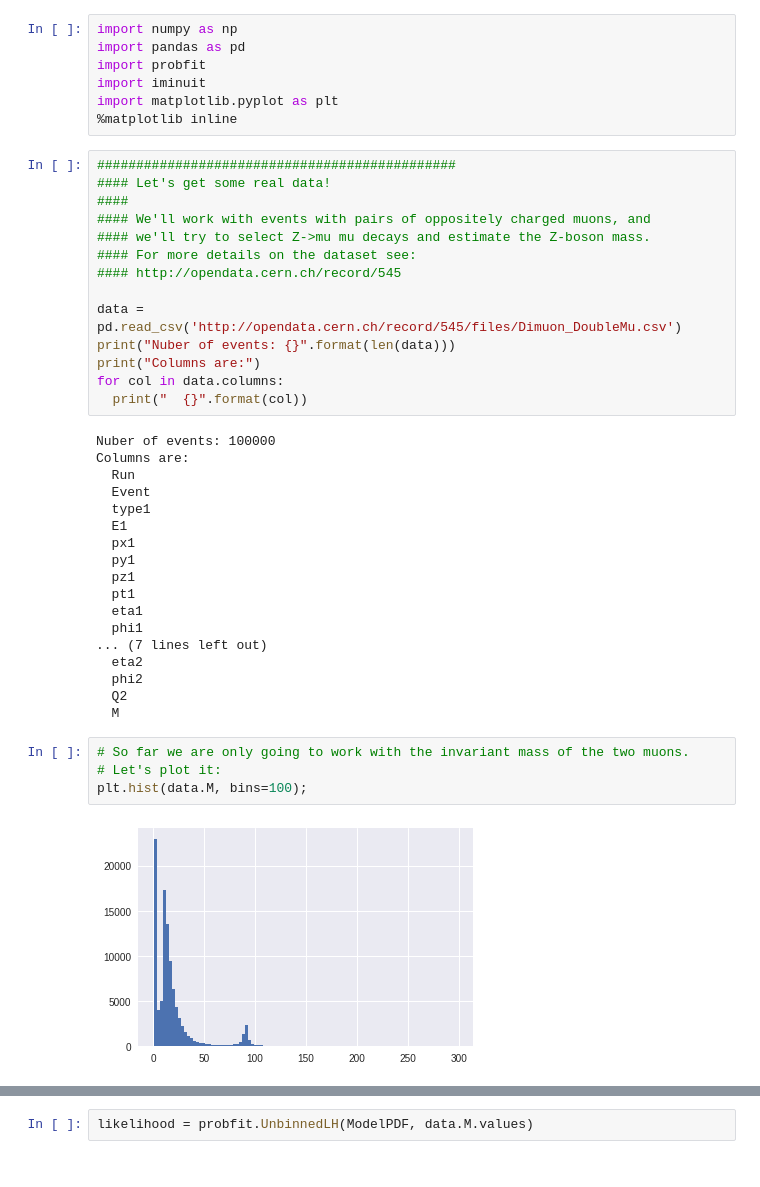
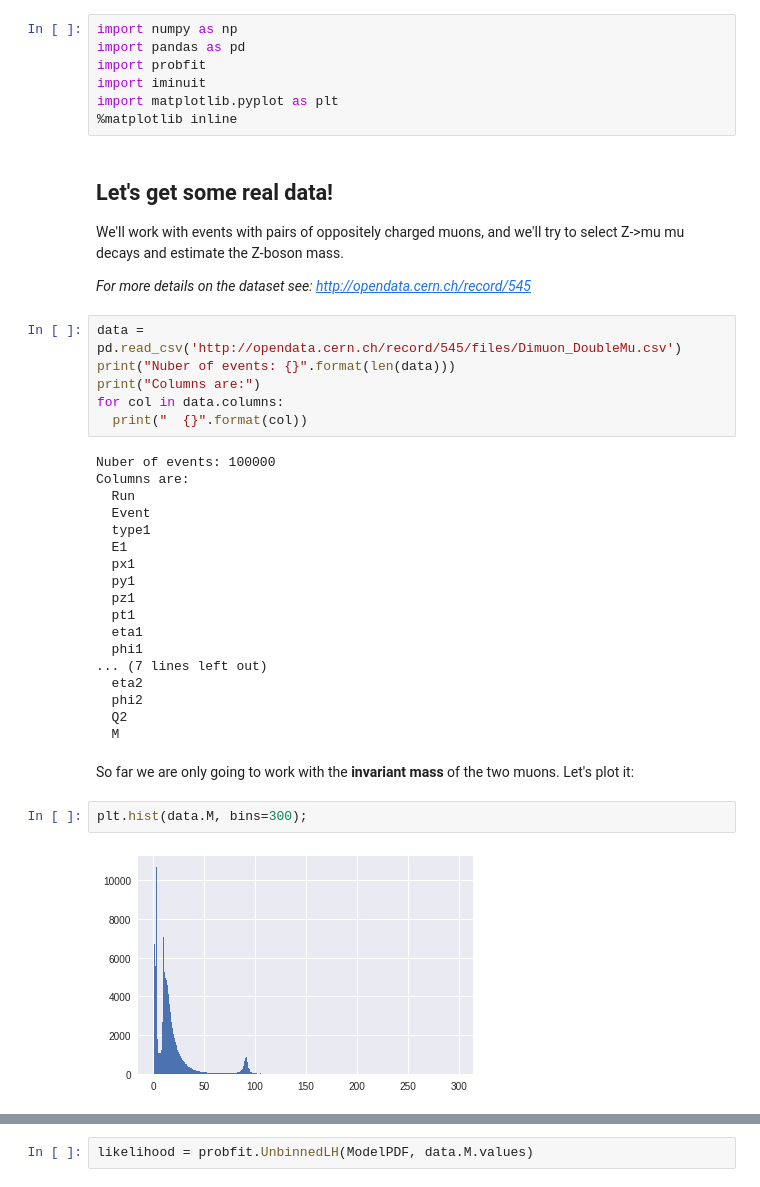
Before and after one commit to SiLiKhon/HEPStatsSeminar, a Jupyter notebook: MLFit_OpenData.ipynb, the cells around one changed output, grey strips where cells are left out. Cells and saved outputs as stored; diff of their text form.

```diff
--- a/MLFit_OpenData.ipynb
+++ b/MLFit_OpenData.ipynb
@@ -9,15 +9,14 @@ import probfit
 import iminuit
 import matplotlib.pyplot as plt
 %matplotlib inline
+# %% [markdown]
+## Let's get some real data!
+
+We'll work with events with pairs of oppositely charged muons, and
+we'll try to select Z->mu mu decays and estimate the Z-boson mass.
+
+*For more details on the dataset see: http://opendata.cern.ch/record/545*
 # %%
-##############################################
-#### Let's get some real data!
-####
-#### We'll work with events with pairs of oppositely charged muons, and
-#### we'll try to select Z->mu mu decays and estimate the Z-boson mass.
-#### For more details on the dataset see:
-#### http://opendata.cern.ch/record/545
-
 data = pd.read_csv('http://opendata.cern.ch/record/545/files/Dimuon_DoubleMu.csv')
 print("Nuber of events: {}".format(len(data)))
 print("Columns are:")
@@ -41,9 +40,10 @@ Columns are:
   phi2
   Q2
   M
-# %%
-# So far we are only going to work with the invariant mass of the two muons.
-# Let's plot it:
-plt.hist(data.M, bins=100);
-# %% [output]
-[figure, removed]
+# %% [markdown]
+So far we are only going to work with the **invariant mass** of the two muons.
+Let's plot it:
+# %%
+plt.hist(data.M, bins=300);
+# %% [output]
+[figure, added]
```
Also changed, not shown: parts of 13 cells of this notebook.
